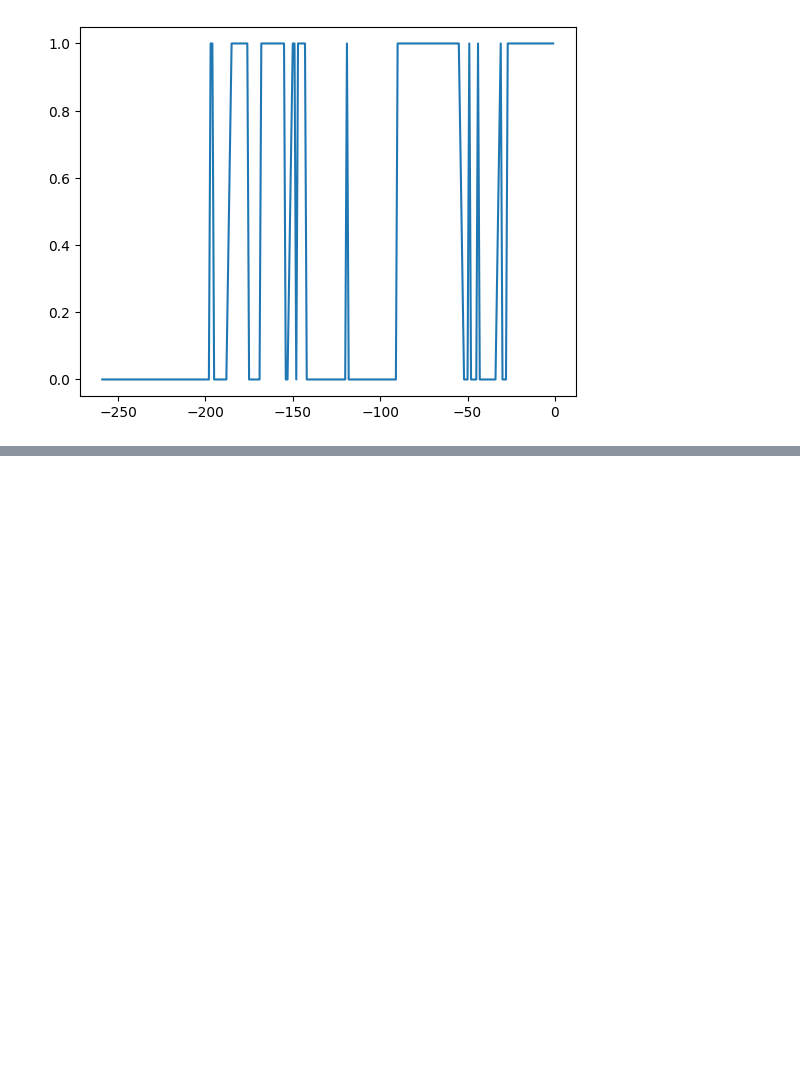
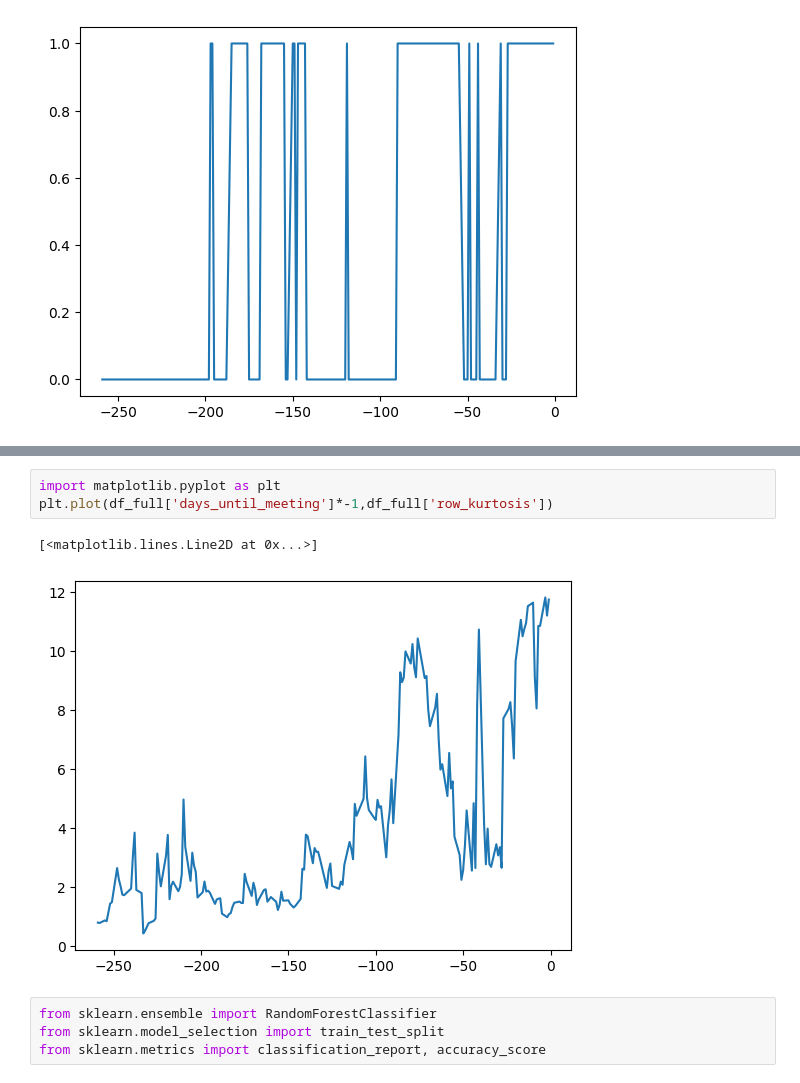
Before and after one commit to Sharkyboy51/CME_FedWatch_Research, a Jupyter notebook: part1_exploration.ipynb, the cells around one changed output, grey strips where cells are left out. Saved outputs shown, nothing was run; the diff lists cells and outputs as text; blank space fills up the shorter version.

```diff
--- a/part1_exploration.ipynb
+++ b/part1_exploration.ipynb
@@ -294,0 +301,10 @@ plt.plot(df_full['days_until_meeting']*-1,df_full['is_correct'])
+# %%
+import matplotlib.pyplot as plt
+plt.plot(df_full['days_until_meeting']*-1,df_full['row_kurtosis'])
+# %% [output]
+[<matplotlib.lines.Line2D at 0x...>]
+[figure, added]
+# %%
+from sklearn.ensemble import RandomForestClassifier
+from sklearn.model_selection import train_test_split
+from sklearn.metrics import classification_report, accuracy_score
```
Also changed, not shown: parts of 6 cells of this notebook, 1 other file.
